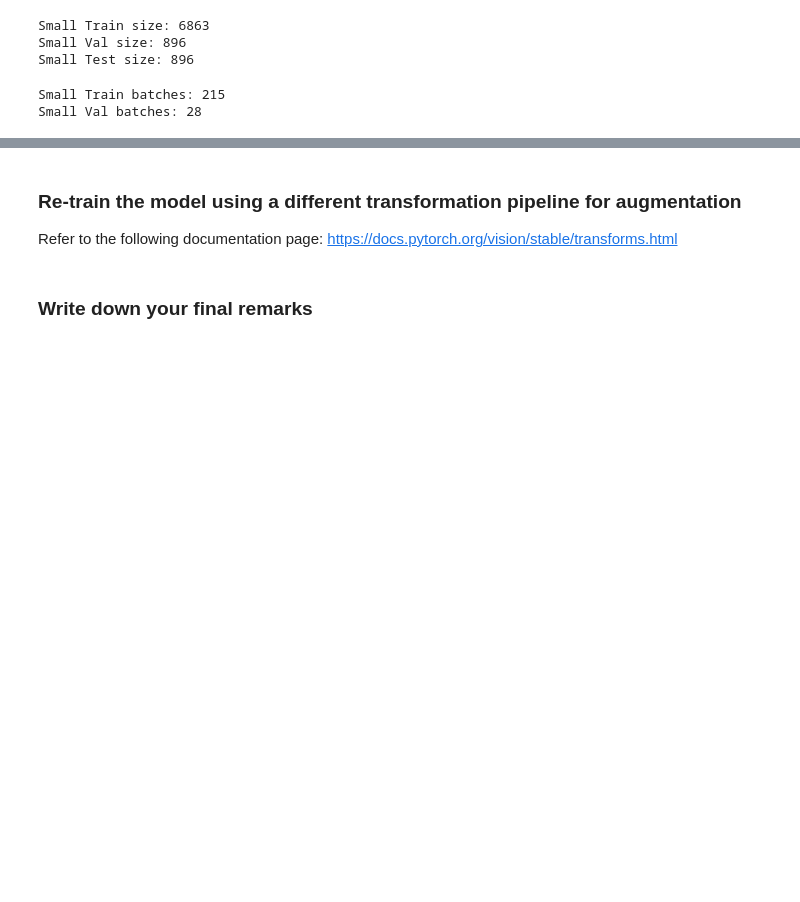
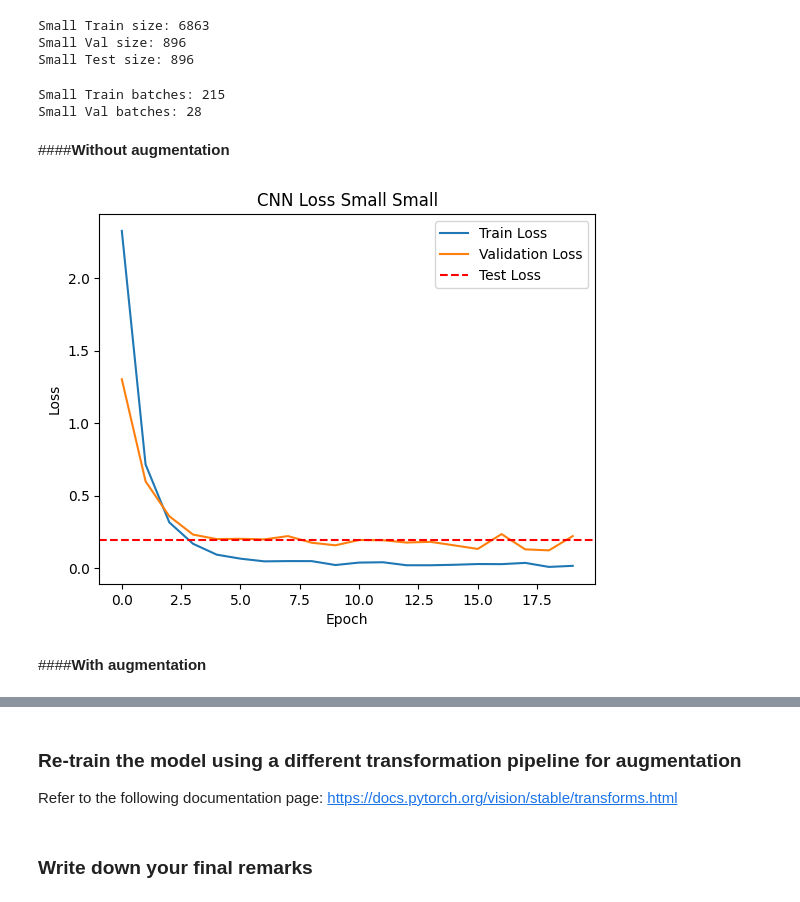
Before and after one commit to ivanovichGit/computacional, a Jupyter notebook: 6_augmentation/6_augmentation.ipynb, the cells around one changed output, grey strips where cells are left out. Drawn from its saved outputs; the diff is of its cells as text; code cells hidden in the pictures; blank space fills up the shorter version.

```diff
--- a/6_augmentation/6_augmentation.ipynb
+++ b/6_augmentation/6_augmentation.ipynb
@@ -461,3 +461,41 @@ print(f"Small Val batches: {len(val_loader_small)}")
 # %% [output]
 Small Train batches: 215
 Small Val batches: 28
+# %% [markdown]
+####**Without augmentation**
+# %%
+model_cnn_small = nn.Sequential(
+    ConvolutionalBlock(IMG_CHANNELS, 25, 0), # 25 x 14 x 14
+    ConvolutionalBlock(25, 50, 0.2),  # 50 x 7 x 7
+    ConvolutionalBlock(50, 75, 0),  # 75 x 3 x 3
+
+    nn.Flatten(),
+    nn.Linear(75 * 3 * 3, 512),
+    nn.Dropout(.3),
+    nn.ReLU(),
+
+    nn.Linear(512, 24)
+)
+
+model_cnn_small = model_cnn_small.to(device)
+# %%
+epochs = 20
+loss_function = nn.CrossEntropyLoss()
+optimizer = Adam(model_cnn_small.parameters())
+# %%
+cnn_res_small = train(model_cnn_small, train_loader_small, val_loader_small, loss_function, optimizer, epochs)
+# %%
+cnn_test_loss_small, cnn_test_acc_small = test(model_cnn_small, test_loader_small, loss_function)
+# %%
+plt.plot(cnn_res_small['train_loss'], label='Train Loss')
+plt.plot(cnn_res_small['val_loss'], label='Validation Loss')
+plt.axhline(cnn_test_loss_small, label='Test Loss', linestyle='--', color='r')
+plt.title('CNN Loss Small Small')
+plt.xlabel('Epoch')
+plt.ylabel('Loss')
+plt.legend()
+plt.show()
+# %% [output]
+[figure, added]
+# %% [markdown]
+####**With augmentation**
```
Also changed, not shown: parts of 7 cells of this notebook.
